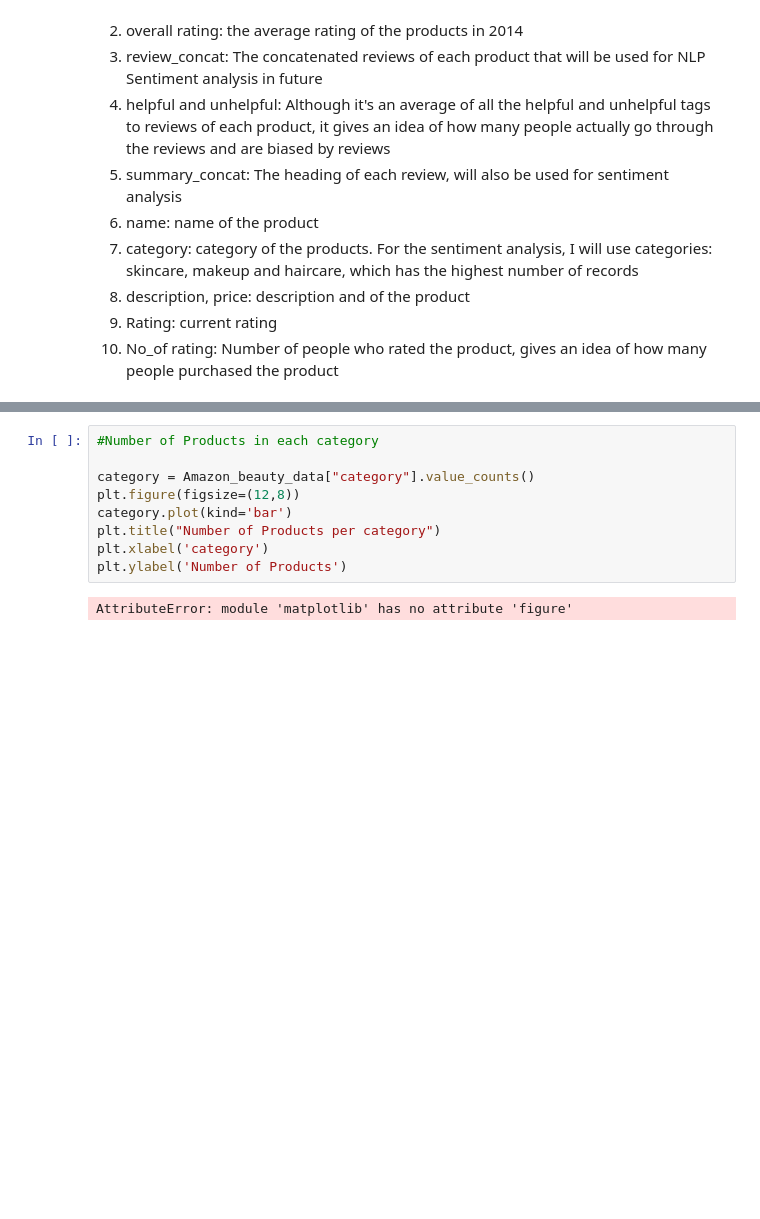
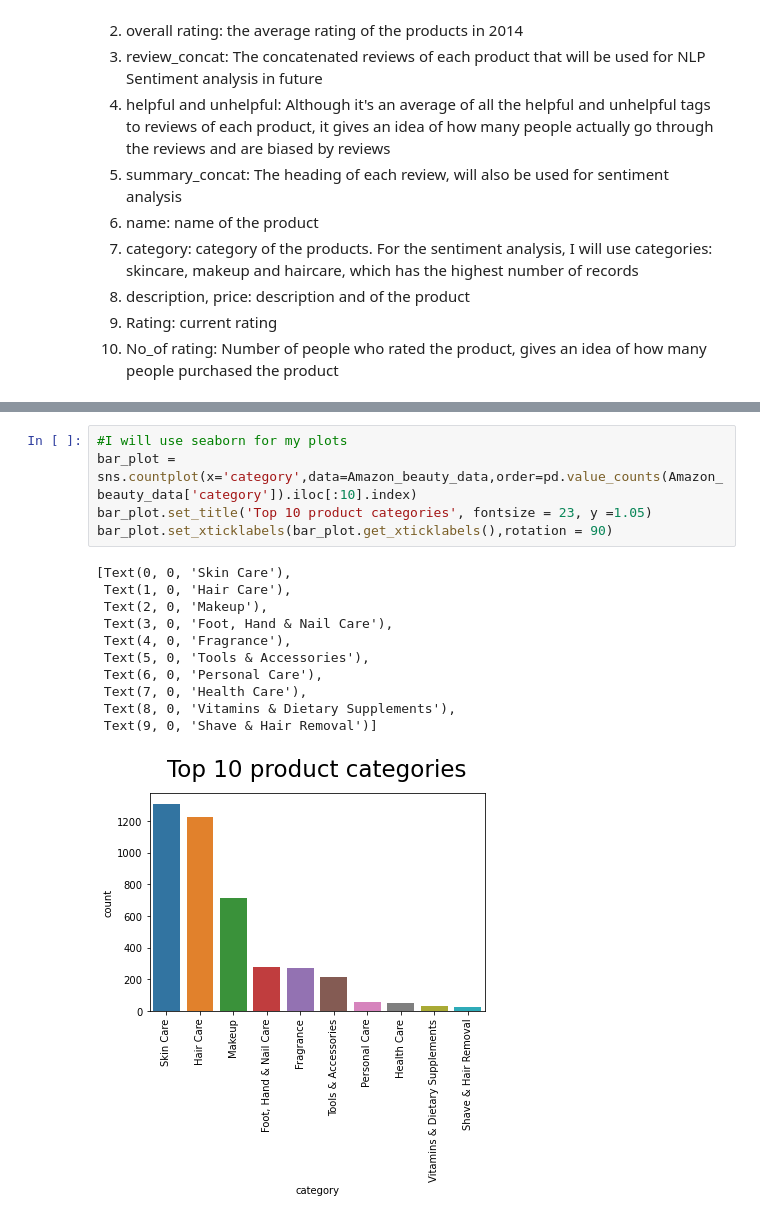
Before and after one commit to SwetaPrabh/Amazon_Web_Scraping, a Jupyter notebook: Exploratory_and_Sentiment_Analysis.ipynb, the cells around one changed output, grey strips where cells are left out. Cells and saved outputs as stored; diff of their text form; blank space fills up the shorter version.

```diff
--- a/Exploratory_and_Sentiment_Analysis.ipynb
+++ b/Exploratory_and_Sentiment_Analysis.ipynb
@@ -91,11 +96,17 @@ Amazon_beauty_data['category'].value_counts().plot(kind='barh')
-# %%
-#Number of Products in each category
-
-category = Amazon_beauty_data["category"].value_counts()
-plt.figure(figsize=(12,8))
-category.plot(kind='bar')
-plt.title("Number of Products per category")
-plt.xlabel('category')
-plt.ylabel('Number of Products')
-# %% [output]
-AttributeError: module 'matplotlib' has no attribute 'figure'
+# %%
+#I will use seaborn for my plots
+bar_plot = sns.countplot(x='category',data=Amazon_beauty_data,order=pd.value_counts(Amazon_beauty_data['category']).iloc[:10].index)
+bar_plot.set_title('Top 10 product categories', fontsize = 23, y =1.05)
+bar_plot.set_xticklabels(bar_plot.get_xticklabels(),rotation = 90)
+# %% [output]
+[Text(0, 0, 'Skin Care'),
+ Text(1, 0, 'Hair Care'),
+ Text(2, 0, 'Makeup'),
+ Text(3, 0, 'Foot, Hand & Nail Care'),
+ Text(4, 0, 'Fragrance'),
+ Text(5, 0, 'Tools & Accessories'),
+ Text(6, 0, 'Personal Care'),
+ Text(7, 0, 'Health Care'),
+ Text(8, 0, 'Vitamins & Dietary Supplements'),
+ Text(9, 0, 'Shave & Hair Removal')]
+[figure, added]
```
Also changed, not shown: parts of 14 cells of this notebook.
